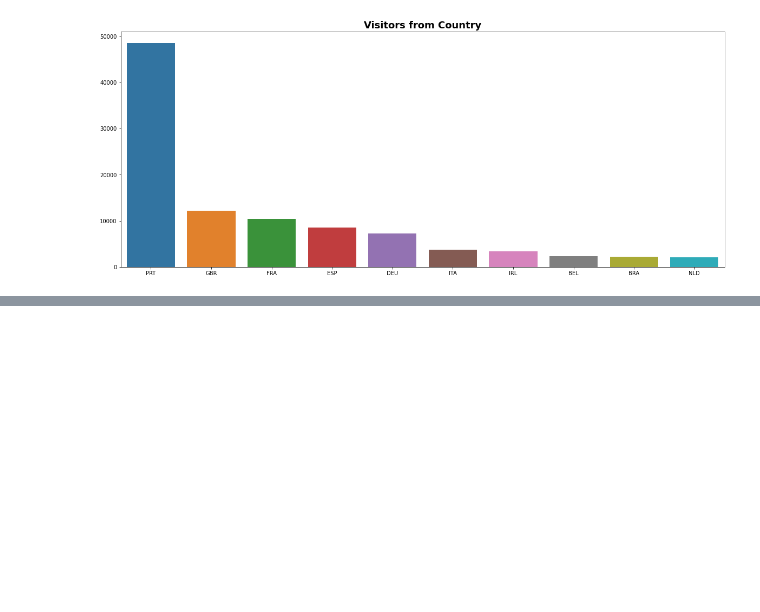
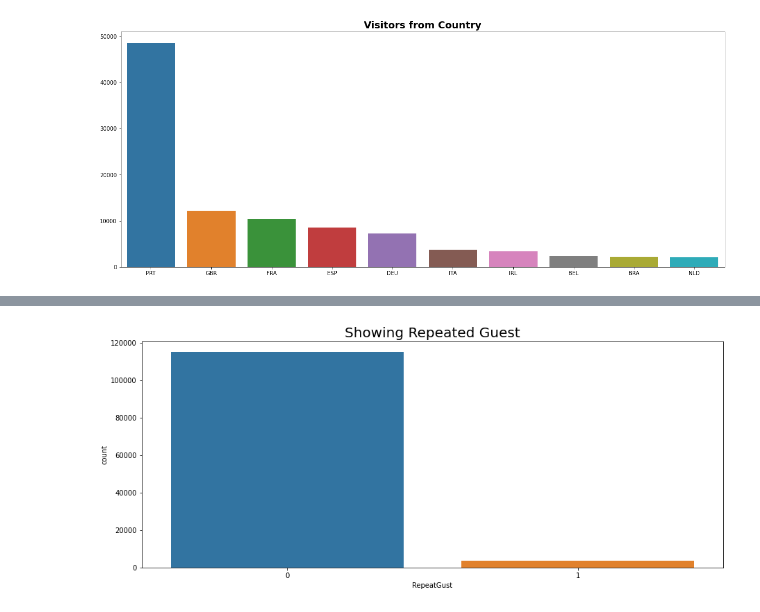
Before and after one commit to ambika1us/Hotel_Booking_Analysis, a Jupyter notebook: Ambika_Prasad_Rath__Hotel_Booking_Analysis_Capstone_Project.ipynb, the cells around one changed output, grey strips where cells are left out. Cells and saved outputs as stored; diff of their text form; code cells hidden in the pictures; blank space fills up the shorter version.

```diff
--- a/Ambika_Prasad_Rath__Hotel_Booking_Analysis_Capstone_Project.ipynb
+++ b/Ambika_Prasad_Rath__Hotel_Booking_Analysis_Capstone_Project.ipynb
@@ -498,0 +506,6 @@ plt.show()
+# %%
+plt.figure(figsize=(15,6))
+sns.countplot(data=hotel_data,x='RepeatGust').set_title('Showing Repeated Guest',fontsize=20)
+plt.show()
+# %% [output]
+[figure, added]
```
Also changed, not shown: parts of 13 cells of this notebook.
